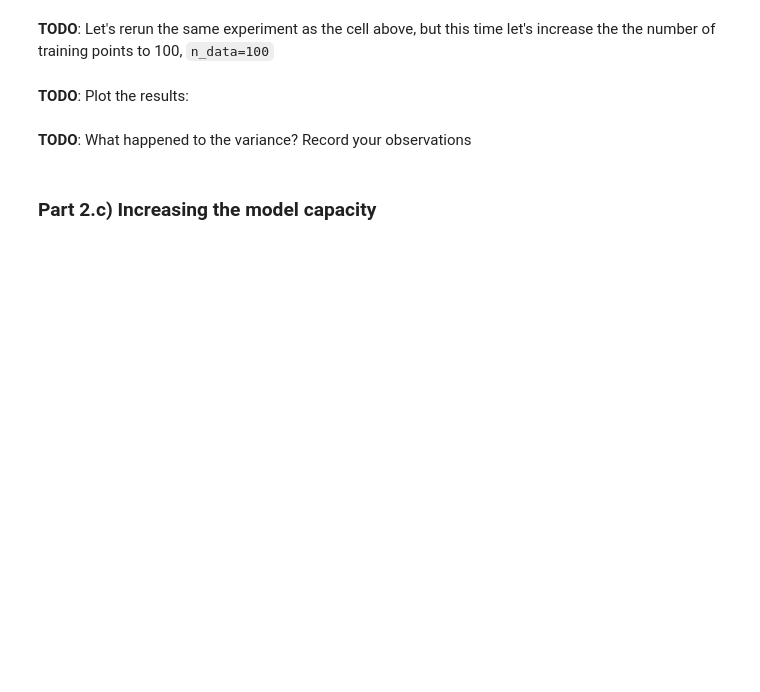
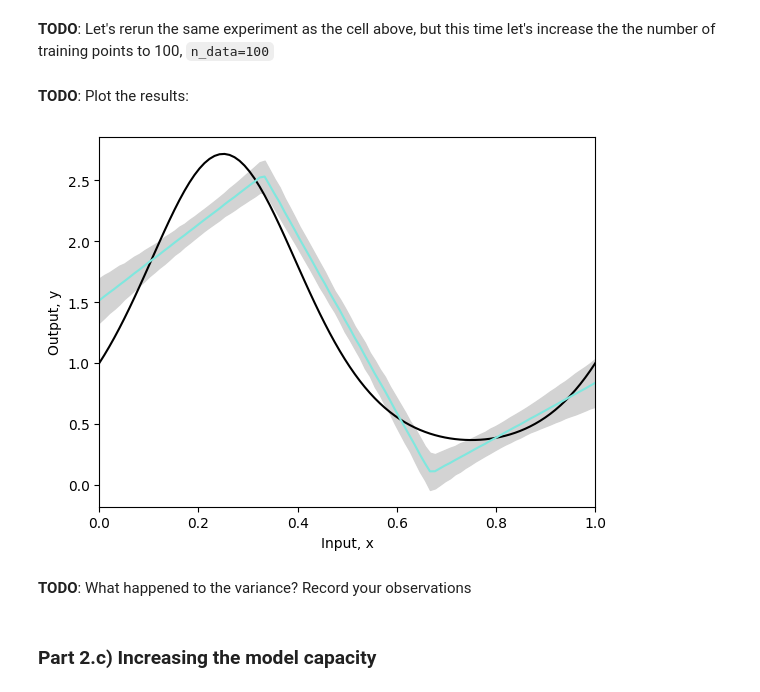
Before and after one commit to ldsbalu/Balu-Portfolio, a Jupyter notebook: lab5_generalization.ipynb, the cells around one changed output. Drawn from its saved outputs; the diff is of its cells as text; code cells hidden in the pictures; blank space fills up the shorter version.

```diff
--- a/lab5_generalization.ipynb
+++ b/lab5_generalization.ipynb
@@ -324,15 +462,15 @@ def get_model_mean_variance(n_data, n_datasets, n_hidden, sigma_func):
   for c_dataset in range(n_datasets):
     # TODO -- Generate n_data x,y, pairs with standard deviation sigma_func
     # Replace this line
-    x_data, y_data = None, None
+    x_data, y_data = generate_data(n_data, sigma_func)
 
     # TODO -- Fit the model
     # Replace this line:
-    beta, omega = None, None
+    beta, omega = fit_model_closed_form(x_data,y_data,n_hidden)
 
     # TODO -- Run the fitted model on x_data
     # Replace this line
-    y_model = None
+    y_model = network(x_data, beta, omega)
 
     # Store the model results
     y_model_all[c_dataset,:] = y_model
@@ -365,8 +505,20 @@ If you did this correctly, you can see that there that we observe both **bias**
 ### Part 2.b) Changing the amount of available data
 # %% [markdown]
 **TODO**: Let's rerun the same experiment as the cell above, but this time let's increase the the number of training points to 100, `n_data=100`
+# %%
+n_datasets = 100
+n_data = 100  # Increased from 15 to 100
+sigma_func = 0.3
+n_hidden = 3
+np.random.seed(1)
+mean_model, std_model = get_model_mean_variance(n_data, n_datasets, n_hidden, sigma_func)
 # %% [markdown]
 **TODO**: Plot the results:
+# %%
+x_model_grid = np.linspace(0, 1, len(mean_model))
+plot_function(x_func, y_func, x_model=x_model_grid, y_model=mean_model, sigma_model=std_model)
+# %% [output]
+[figure, added]
 # %% [markdown]
 **TODO**: What happened to the variance? Record your observations
 # %% [markdown]
```
Also changed, not shown: parts of 27 cells of this notebook.
